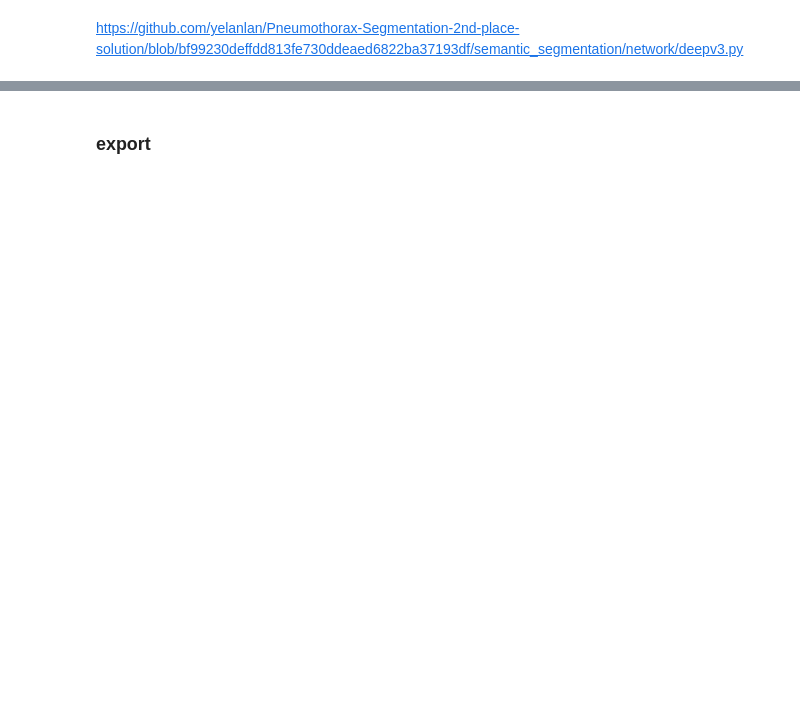
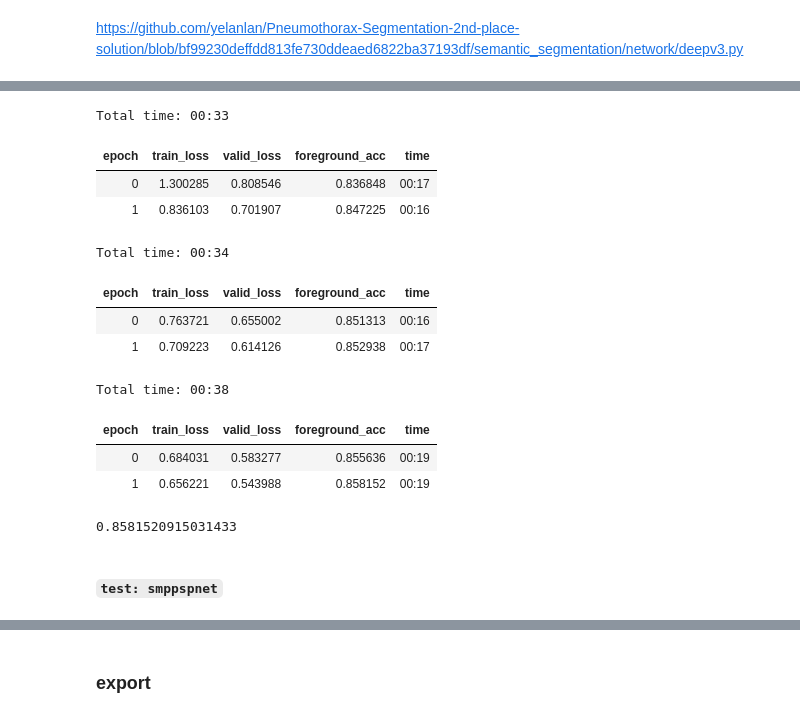
Before and after one commit to KeremTurgutlu/fast-kaggle, a Jupyter notebook: dev/13_segmentation_models.ipynb, the cells around one changed output, grey strips where cells are left out. Drawn from its saved outputs; the diff is of its cells as text; code cells hidden in the pictures; blank space fills up the shorter version.

```diff
--- a/dev/13_segmentation_models.ipynb
+++ b/dev/13_segmentation_models.ipynb
@@ -436,0 +600,20 @@ splits['deeplabv3seresnext101'] = _deeplab_split
+# %%
+model, split_fn, config = get_model("smplinknet", data, {})
+# %%
+_test_model(model, data, split_fn)
+# %% [output]
+Total time: 00:33
+| epoch | train_loss | valid_loss | foreground_acc | time |
+| 0 | 1.300285 | 0.808546 | 0.836848 | 00:17 |
+| 1 | 0.836103 | 0.701907 | 0.847225 | 00:16 |
+Total time: 00:34
+| epoch | train_loss | valid_loss | foreground_acc | time |
+| 0 | 0.763721 | 0.655002 | 0.851313 | 00:16 |
+| 1 | 0.709223 | 0.614126 | 0.852938 | 00:17 |
+Total time: 00:38
+| epoch | train_loss | valid_loss | foreground_acc | time |
+| 0 | 0.684031 | 0.583277 | 0.855636 | 00:19 |
+| 1 | 0.656221 | 0.543988 | 0.858152 | 00:19 |
+0.8581520915031433
+# %% [markdown]
+#### `test: smppspnet`
```
Also changed, not shown: parts of 64 cells of this notebook, 31 other files.
